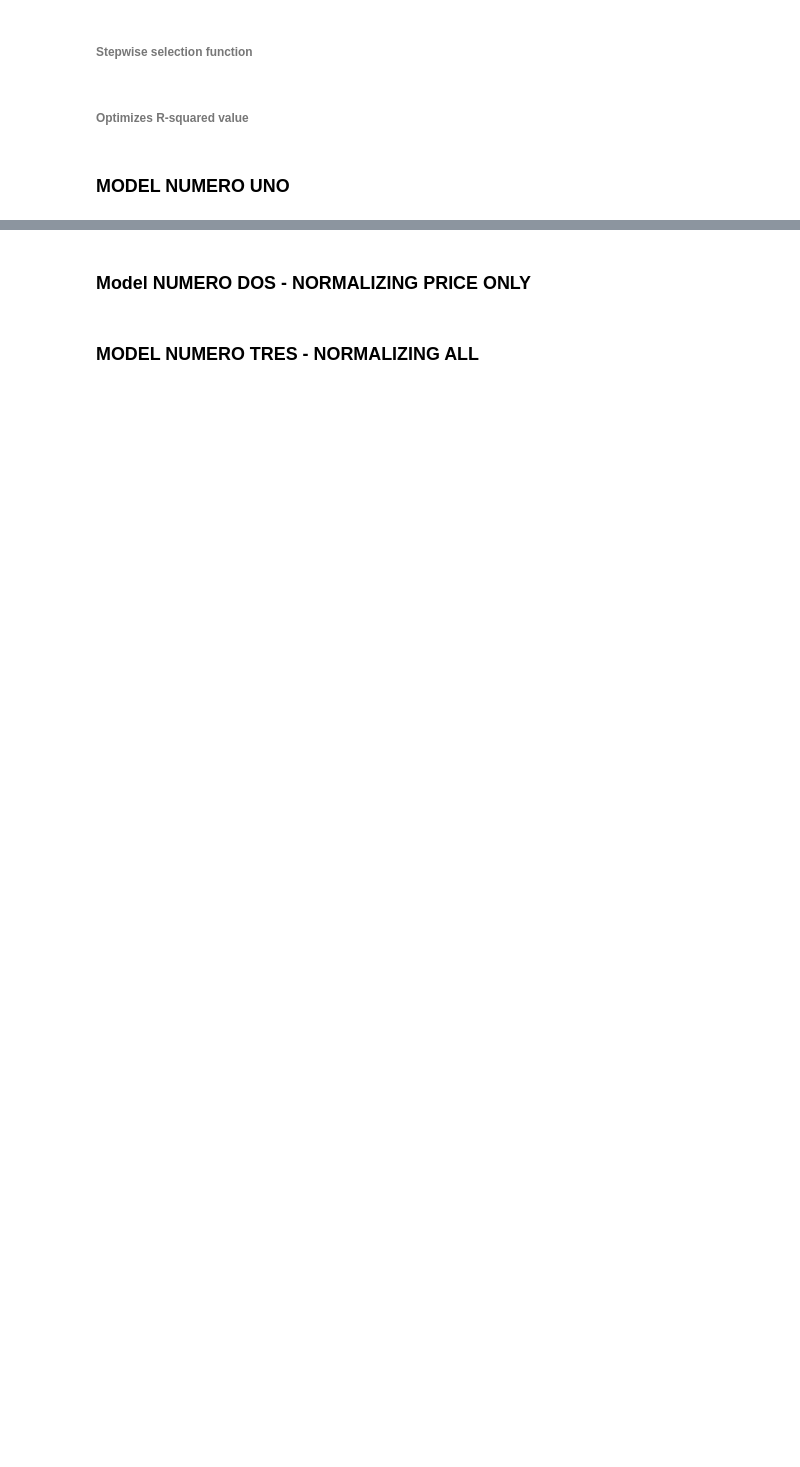
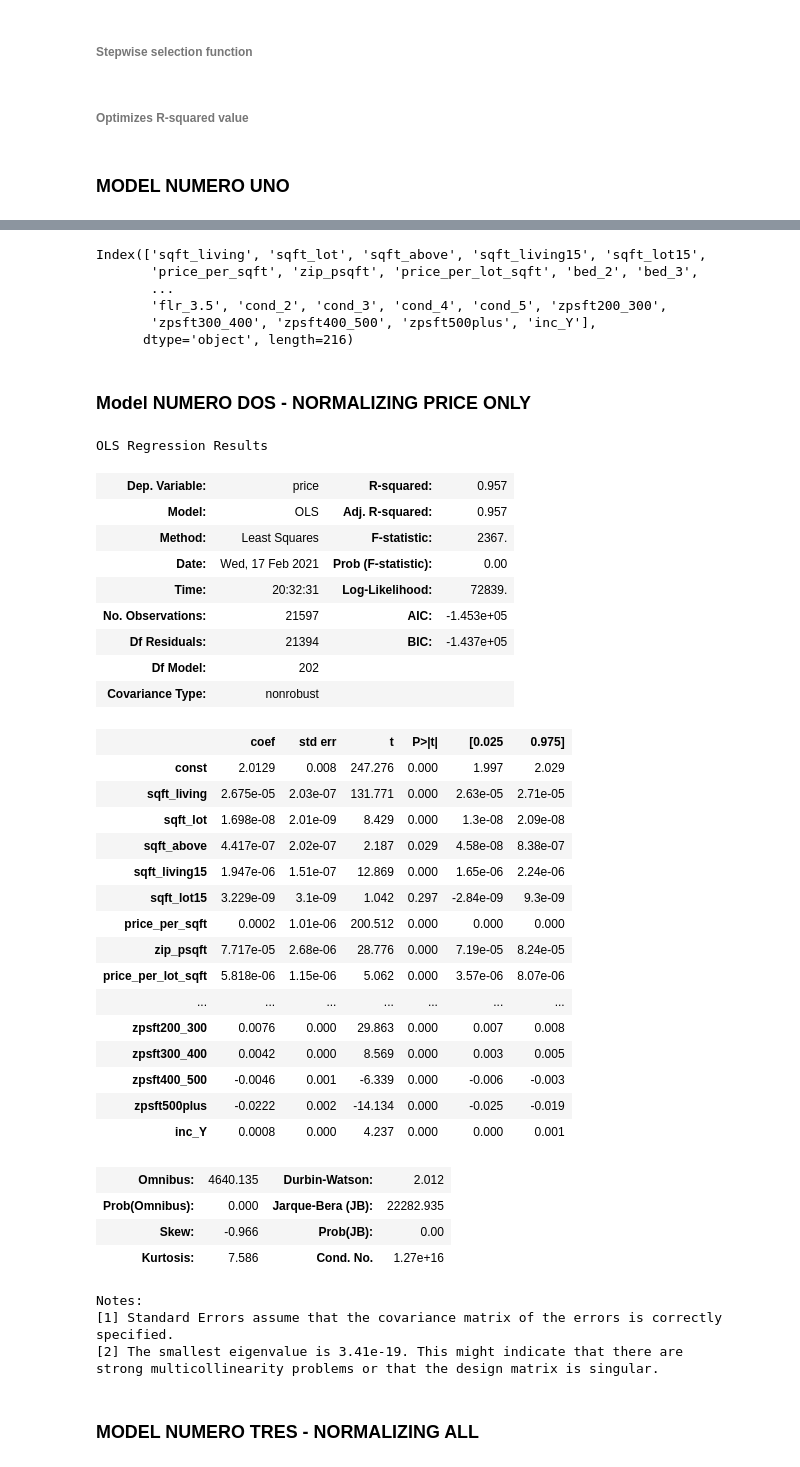
Before and after one commit to Luv2bnanook44/phase_2_project_quanggang, a Jupyter notebook: notebooks/jamie_notebook.ipynb, the cells around one changed output, grey strips where cells are left out. Drawn from its saved outputs; the diff is of its cells as text; code cells hidden in the pictures; blank space fills up the shorter version.

```diff
--- a/notebooks/jamie_notebook.ipynb
+++ b/notebooks/jamie_notebook.ipynb
@@ -872,0 +1064,4 @@ def forward_selected(data, response):
+# %%
+lowp_top5 = X[lowp_features[:5]]
+model_lowpt5 = sm.OLS(Y.astype(float), sm.add_constant(lowp_top5.astype(float))).fit()
+model_lowpt5.summary()
@@ -873,4 +1094,55 @@ def forward_selected(data, response):
+# %%
+x_corrs = X.corr()
+for col in x_corrs.columns:
+    if
+# %% [output]
+Index(['sqft_living', 'sqft_lot', 'sqft_above', 'sqft_living15', 'sqft_lot15',
+       'price_per_sqft', 'zip_psqft', 'price_per_lot_sqft', 'bed_2', 'bed_3',
+       ...
+       'flr_3.5', 'cond_2', 'cond_3', 'cond_4', 'cond_5', 'zpsft200_300',
+       'zpsft300_400', 'zpsft400_500', 'zpsft500plus', 'inc_Y'],
+      dtype='object', length=216)
 # %% [markdown]
 ### Model NUMERO DOS - NORMALIZING PRICE ONLY
+# %%
+Y_norm = Y.map(lambda x: np.log(x))
+# %%
+model = sm.OLS(Y_norm.astype(float), sm.add_constant(X.astype(float))).fit()
+model.summary()
+# %% [output]
+OLS Regression Results
+| Dep. Variable: | price | R-squared: | 0.957 |
+| Model: | OLS | Adj. R-squared: | 0.957 |
+| Method: | Least Squares | F-statistic: | 2367. |
+| Date: | Wed, 17 Feb 2021 | Prob (F-statistic): | 0.00 |
+| Time: | 20:32:31 | Log-Likelihood: | 72839. |
+| No. Observations: | 21597 | AIC: | -1.453e+05 |
+| Df Residuals: | 21394 | BIC: | -1.437e+05 |
+| Df Model: | 202 |  |  |
+| Covariance Type: | nonrobust |  |  |
+|  | coef | std err | t | P>|t| | [0.025 | 0.975] |
+| const | 2.0129 | 0.008 | 247.276 | 0.000 | 1.997 | 2.029 |
+| sqft_living | 2.675e-05 | 2.03e-07 | 131.771 | 0.000 | 2.63e-05 | 2.71e-05 |
+| sqft_lot | 1.698e-08 | 2.01e-09 | 8.429 | 0.000 | 1.3e-08 | 2.09e-08 |
+| sqft_above | 4.417e-07 | 2.02e-07 | 2.187 | 0.029 | 4.58e-08 | 8.38e-07 |
+| sqft_living15 | 1.947e-06 | 1.51e-07 | 12.869 | 0.000 | 1.65e-06 | 2.24e-06 |
+| sqft_lot15 | 3.229e-09 | 3.1e-09 | 1.042 | 0.297 | -2.84e-09 | 9.3e-09 |
+| price_per_sqft | 0.0002 | 1.01e-06 | 200.512 | 0.000 | 0.000 | 0.000 |
+| zip_psqft | 7.717e-05 | 2.68e-06 | 28.776 | 0.000 | 7.19e-05 | 8.24e-05 |
+| price_per_lot_sqft | 5.818e-06 | 1.15e-06 | 5.062 | 0.000 | 3.57e-06 | 8.07e-06 |
+| ... | ... | ... | ... | ... | ... | ... |
+| zpsft200_300 | 0.0076 | 0.000 | 29.863 | 0.000 | 0.007 | 0.008 |
+| zpsft300_400 | 0.0042 | 0.000 | 8.569 | 0.000 | 0.003 | 0.005 |
+| zpsft400_500 | -0.0046 | 0.001 | -6.339 | 0.000 | -0.006 | -0.003 |
+| zpsft500plus | -0.0222 | 0.002 | -14.134 | 0.000 | -0.025 | -0.019 |
+| inc_Y | 0.0008 | 0.000 | 4.237 | 0.000 | 0.000 | 0.001 |
+| Omnibus: | 4640.135 | Durbin-Watson: | 2.012 |
+| Prob(Omnibus): | 0.000 | Jarque-Bera (JB): | 22282.935 |
+| Skew: | -0.966 | Prob(JB): | 0.00 |
+| Kurtosis: | 7.586 | Cond. No. | 1.27e+16 |
+Notes:
+[1] Standard Errors assume that the covariance matrix of the errors is correctly specified.
+[2] The smallest eigenvalue is 3.41e-19. This might indicate that there are
+strong multicollinearity problems or that the design matrix is singular.
 # %% [markdown]
 ### MODEL NUMERO TRES - NORMALIZING ALL
```
Also changed, not shown: parts of 23 cells of this notebook.
